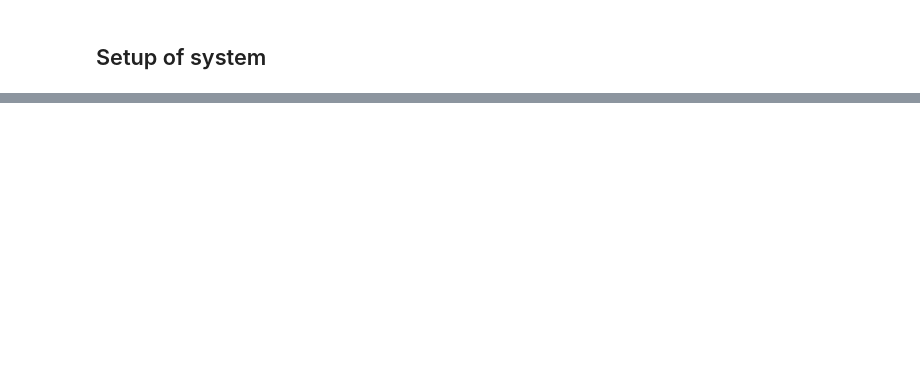
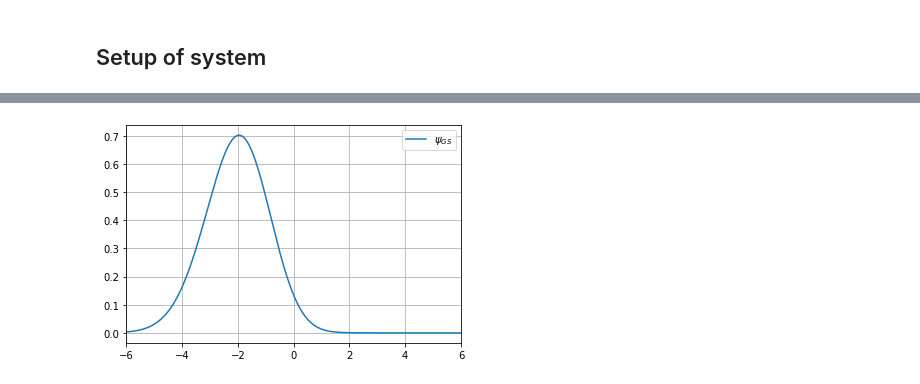
Before and after one commit to KarlHenrik/FYS4411-Gruppe, a Jupyter notebook: Project2/Code/HF_Attempt.ipynb, the cells around one changed output, grey strips where cells are left out. Drawn from its saved outputs; the diff is of its cells as text; code cells hidden in the pictures; blank space fills up the shorter version.

```diff
--- a/Project2/Code/HF_Attempt.ipynb
+++ b/Project2/Code/HF_Attempt.ipynb
@@ -64,14 +78,16 @@ print(gs)
 # %%
 gs_vals = np.zeros(num_grid_points, dtype = complex)
 for i in range(l):
     gs_vals += gs[i] * system.spf[i]
 
-plt.plot(system.grid, np.abs(gs_vals)**2 * 2001, label=r"$\psi_{GS}$",)
+plt.plot(system.grid, np.abs(gs_vals)**2 / np.sum(np.abs(gs_vals)**2) * num_grid_points / 10, label=r"$\psi_{GS}$",) # why this normalization?
 plt.xlim(-6, 6)
 
 plt.grid()
 plt.legend()
 plt.show()
+# %% [output]
+[figure, added]
 # %%
 system.change_basis(C)
 print(system.compute_reference_energy())
```
Also changed, not shown: parts of 15 cells of this notebook, 2 other files.
